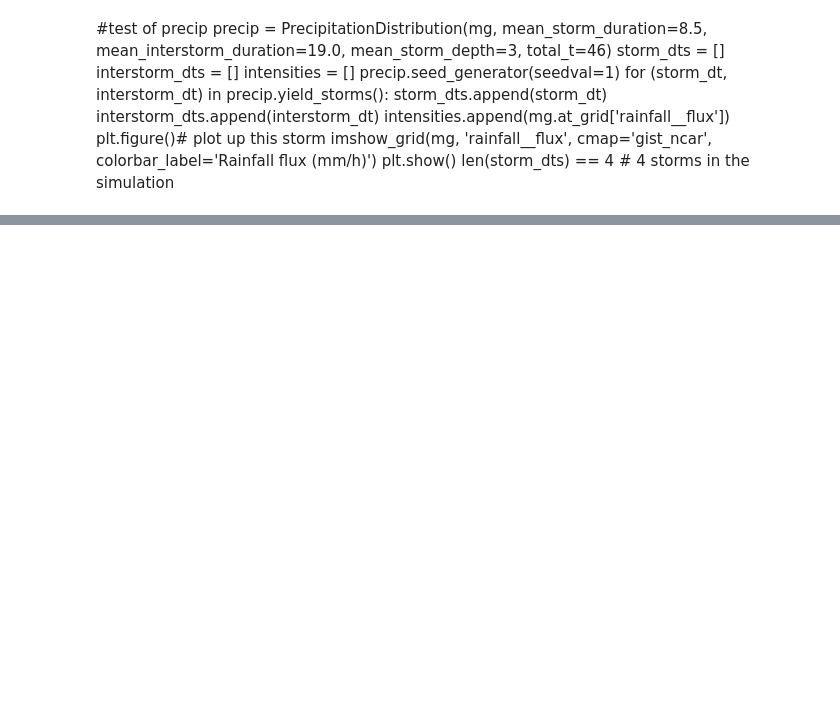
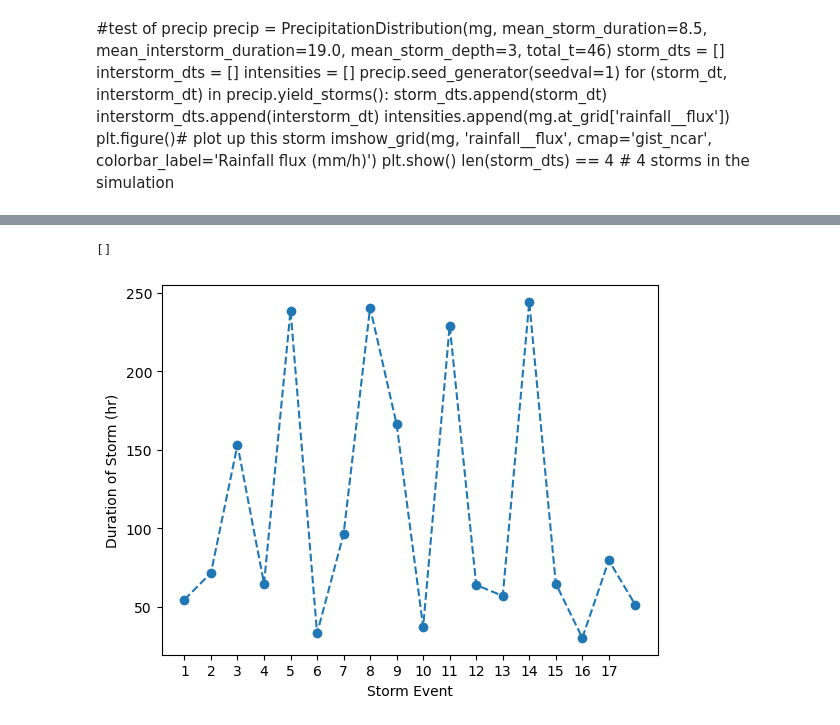
Before and after one commit to gsb223/landlabwork, a Jupyter notebook: final code/rain_of_sample_topo.ipynb, the cells around one changed output, grey strips where cells are left out. Saved outputs shown, nothing was run; the diff lists cells and outputs as text; code cells hidden in the pictures; blank space fills up the shorter version.

Commit message:
added a counter to retrieve storm data

```diff
--- a/final code/rain_of_sample_topo.ipynb
+++ b/final code/rain_of_sample_topo.ipynb
@@ -193,9 +217,12 @@ for (storm_t, interstorm_t) in rain.yield_storms():  # storm lengths in hrs
     stm_dur.append(storm_t)
     interstm_dur.append(interstorm_t)
     num_stm+=1
+    storm_amt_data.append(num_stm)
 
-print("Number of storms from iterator= " + num_stm)
+print("Number of storms from iterator= "+ str(num_stm))
+
 print(len(int_pattern))
 model_elapsed_time = 0 #for loop interation
 #first get array of storm time
-#while model_elapsed_time <= model_total_t:
+while model_elapsed_time <= int_pattern:
+    #now run overland flow for each hour
@@ -257,16 +291,19 @@ imshow_grid(mg, 'topographic__elevation', plot_name='Topographic Elevation', var
 # %%
 #show graphs of storm time and interstorm data
 #Instantiate figure as empty plot
 figelev = plt.figure()
 
 #Instantiate subplot as empty plot
 plot = plt.subplot()
-plot.plot(storm_amt_data, storm_time_data,linestyle='--', marker='o')
+plot.plot(storm_amt_data, stm_dur,linestyle='--', marker='o')
 plt.xlabel("Storm Event")
 plt.ylabel("Duration of Storm (hr)")
-plt.xticks(np.arange(1,i,1))
+plt.xticks(np.arange(1,num_stm,1))
 print(storm_time_data)
 total_t_check = sum(storm_time_data)
+# %% [output]
+[]
+[figure, added]
 # %%
 #Instantiate figure as empty plot
 figelev = plt.figure()
```
Also changed, not shown: parts of 10 cells of this notebook.
